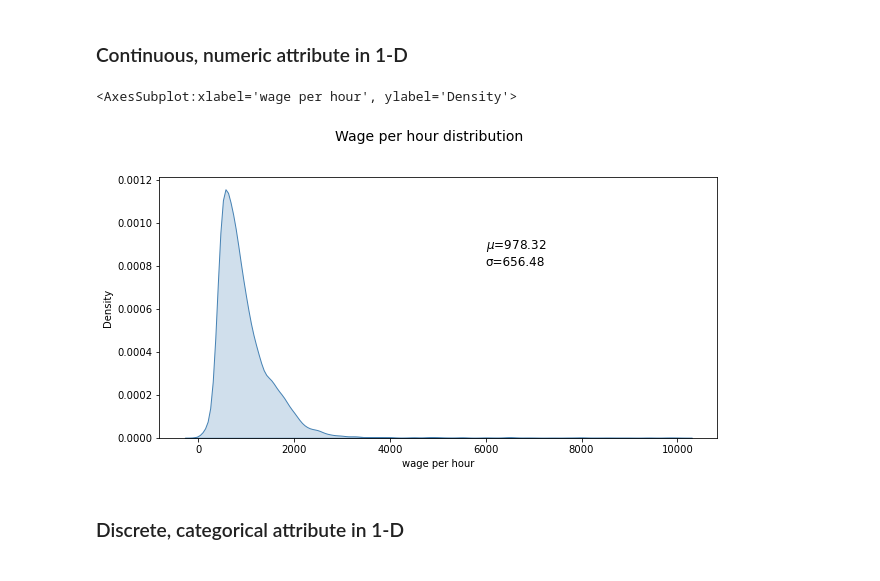
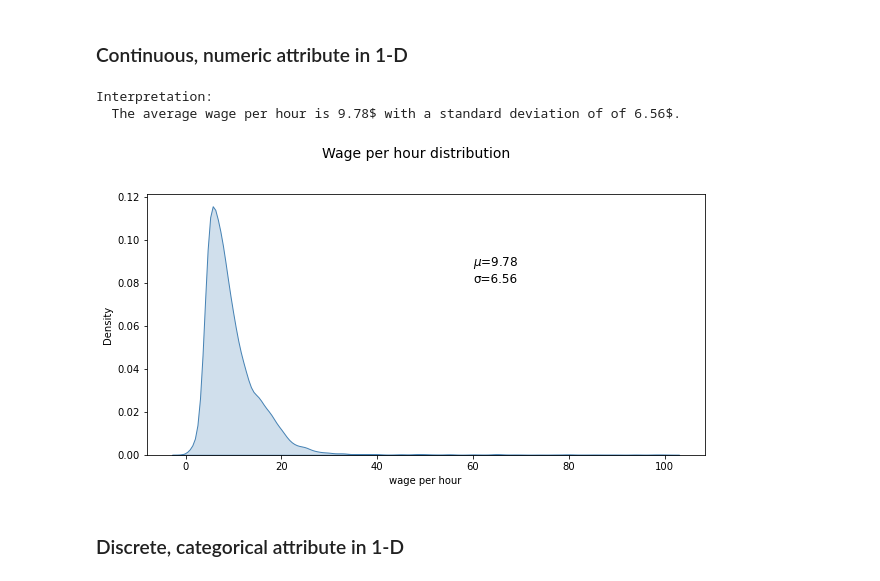
Before and after one commit to se21m024/DataScience, a Jupyter notebook: Exercise 1/se21m024_Stummer_ex1_Data_Visualization_Big.ipynb, the cells around one changed output. Cells and saved outputs as stored; diff of their text form; code cells hidden in the pictures.

```diff
--- a/Exercise 1/se21m024_Stummer_ex1_Data_Visualization_Big.ipynb
+++ b/Exercise 1/se21m024_Stummer_ex1_Data_Visualization_Big.ipynb
@@ -26,7 +26,7 @@ columns = ['age', 'class of worker', 'detailed industry recode', 'detailed occup
 'country of birth father', 'country of birth mother', 'country of birth self', 'citizenship', 'own business or self employed',
 'fill inc questionnaire for veterans admin', 'veterans benefits', 'weeks worked in year', 'year', '???']
 
-raw_data = pd.read_csv('./Data Sets/Census-Income/census-income.data', sep=',', names = columns)
+raw_data = pd.read_csv('./Data Sets/Census-Income/census-income.data', sep=',', names = columns, skipinitialspace=True)
 
 # re-shuffle records just to randomize data points
 raw_data = raw_data.sample(frac=1, random_state=42).reset_index(drop=True)
@@ -152,17 +99,21 @@ plt.tight_layout(rect=(0, 0, 2.2, 2.2))
 # %%
 attribute='wage per hour'
 
 fig = plt.figure(figsize = (10, 5))
 title = fig.suptitle("Wage per hour distribution", fontsize=14)
 fig.subplots_adjust(top=0.85, wspace=0.3)
 
 ax1 = fig.add_subplot(1, 1, 1)
 ax1.set_xlabel(attribute)
 ax1.set_ylabel("Density")
-ax1.text(6000, 0.0008, r'$\mu$='+str(round(data[attribute].mean(),2)) + '\n\u03C3='+str(round(data[attribute].std(),2)), fontsize=12)
+ax1.text(60, 0.08, r'$\mu$='+str(round(data[attribute].mean(),2)) + '\n\u03C3='+str(round(data[attribute].std(),2)), fontsize=12)
 sns.kdeplot(data[attribute], ax=ax1, shade=True, color='steelblue')
+
+print("Interpretation:")
+print("  The average wage per hour is 9.78$ with a standard deviation of of 6.56$.")
 # %% [output]
-<AxesSubplot:xlabel='wage per hour', ylabel='Density'>
+Interpretation:
+  The average wage per hour is 9.78$ with a standard deviation of of 6.56$.
-[figure, old version]
+[figure, new version]
 # %% [markdown]
 ### Discrete, categorical attribute in 1-D
```
Also changed, not shown: parts of 30 cells of this notebook.
